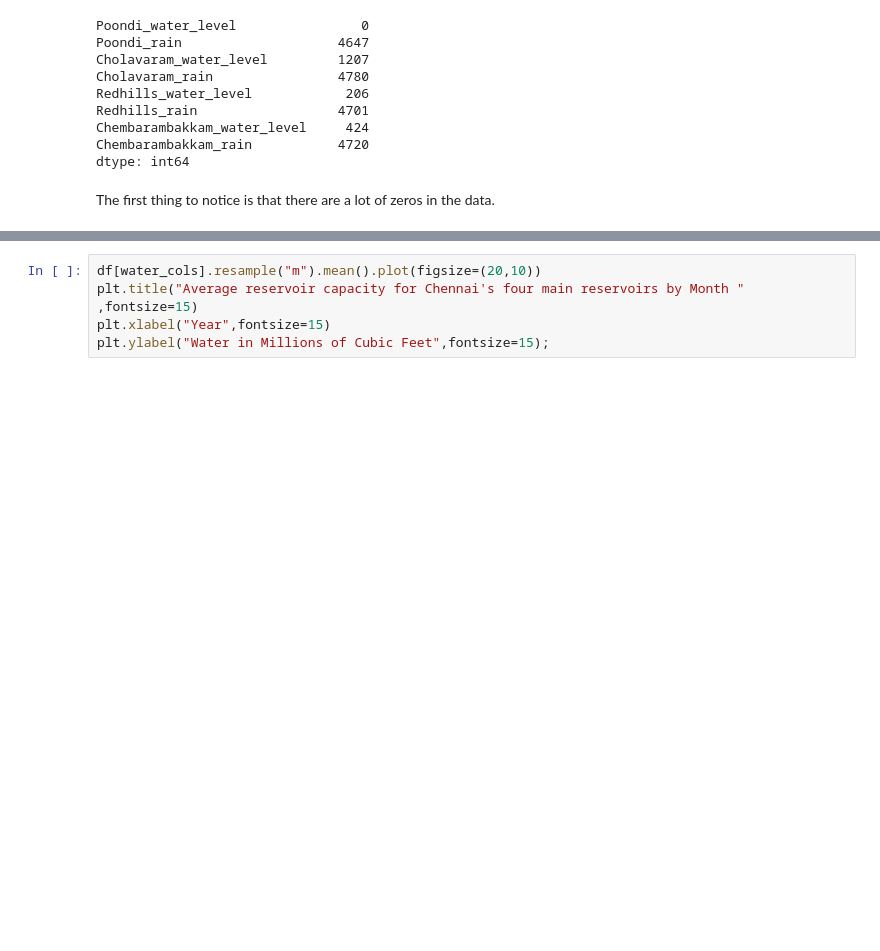
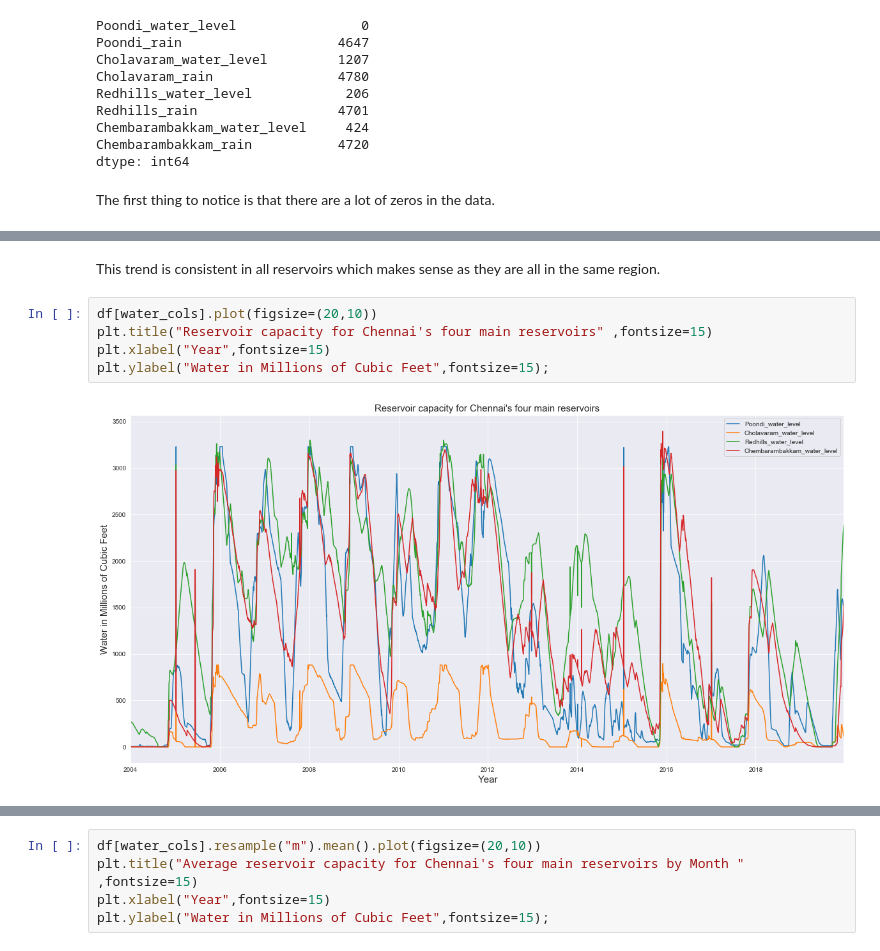
Before and after one commit to abrahamlewis4867/capstone_project, a Jupyter notebook: code/final_project.ipynb, the cells around one changed output, grey strips where cells are left out. Drawn from its saved outputs; the diff is of its cells as text; blank space fills up the shorter version.

```diff
--- a/code/final_project.ipynb
+++ b/code/final_project.ipynb
@@ -363,0 +440,9 @@ graph_percentile(df["Chembarambakkam_rain"])
+# %% [markdown]
+This trend is consistent in all reservoirs which makes sense as they are all in the same region.
+# %%
+df[water_cols].plot(figsize=(20,10))
+plt.title("Reservoir capacity for Chennai's four main reservoirs" ,fontsize=15)
+plt.xlabel("Year",fontsize=15)
+plt.ylabel("Water in Millions of Cubic Feet",fontsize=15);
+# %% [output]
+[figure, added]
```
Also changed, not shown: parts of 248 cells of this notebook, 2 other files.
